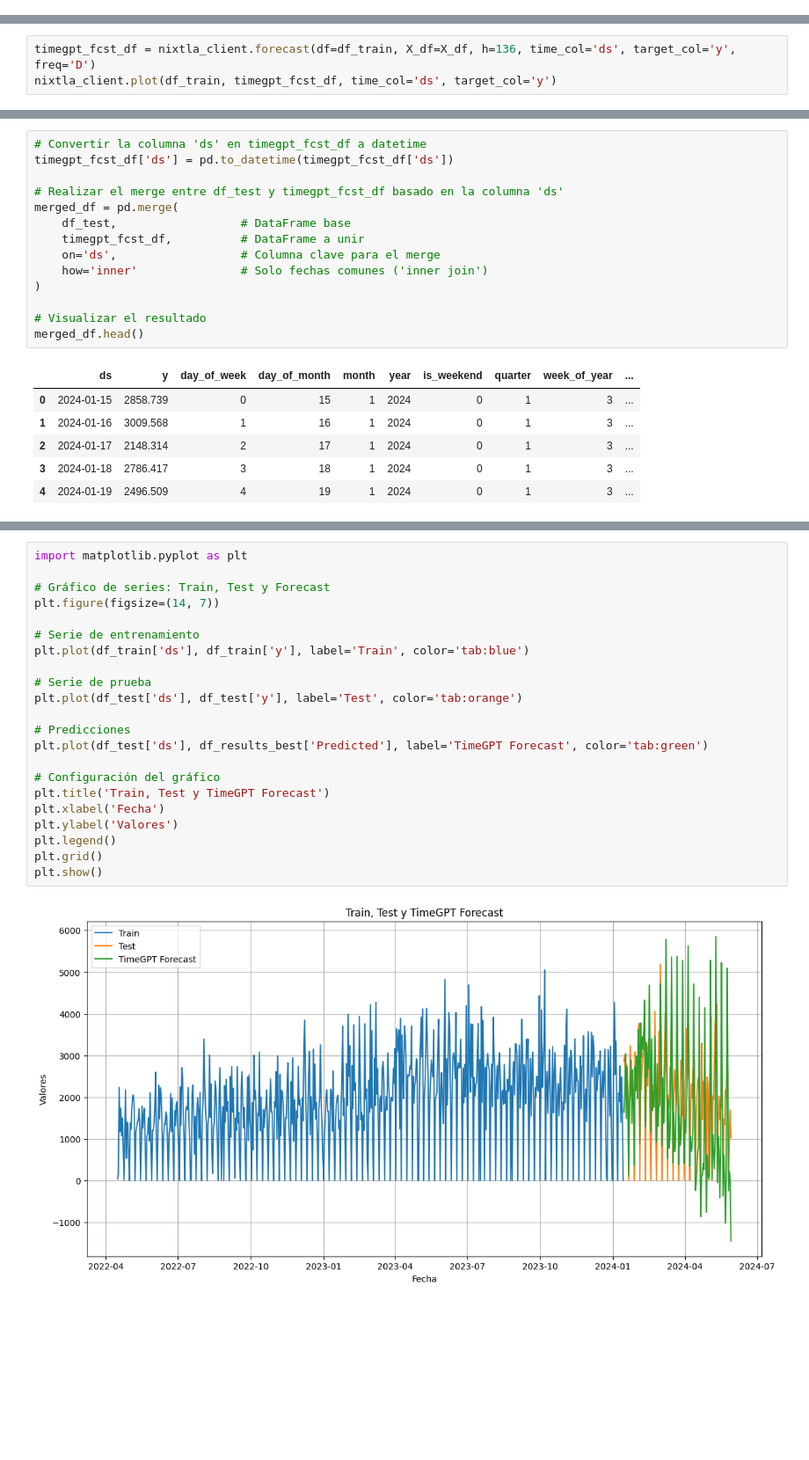
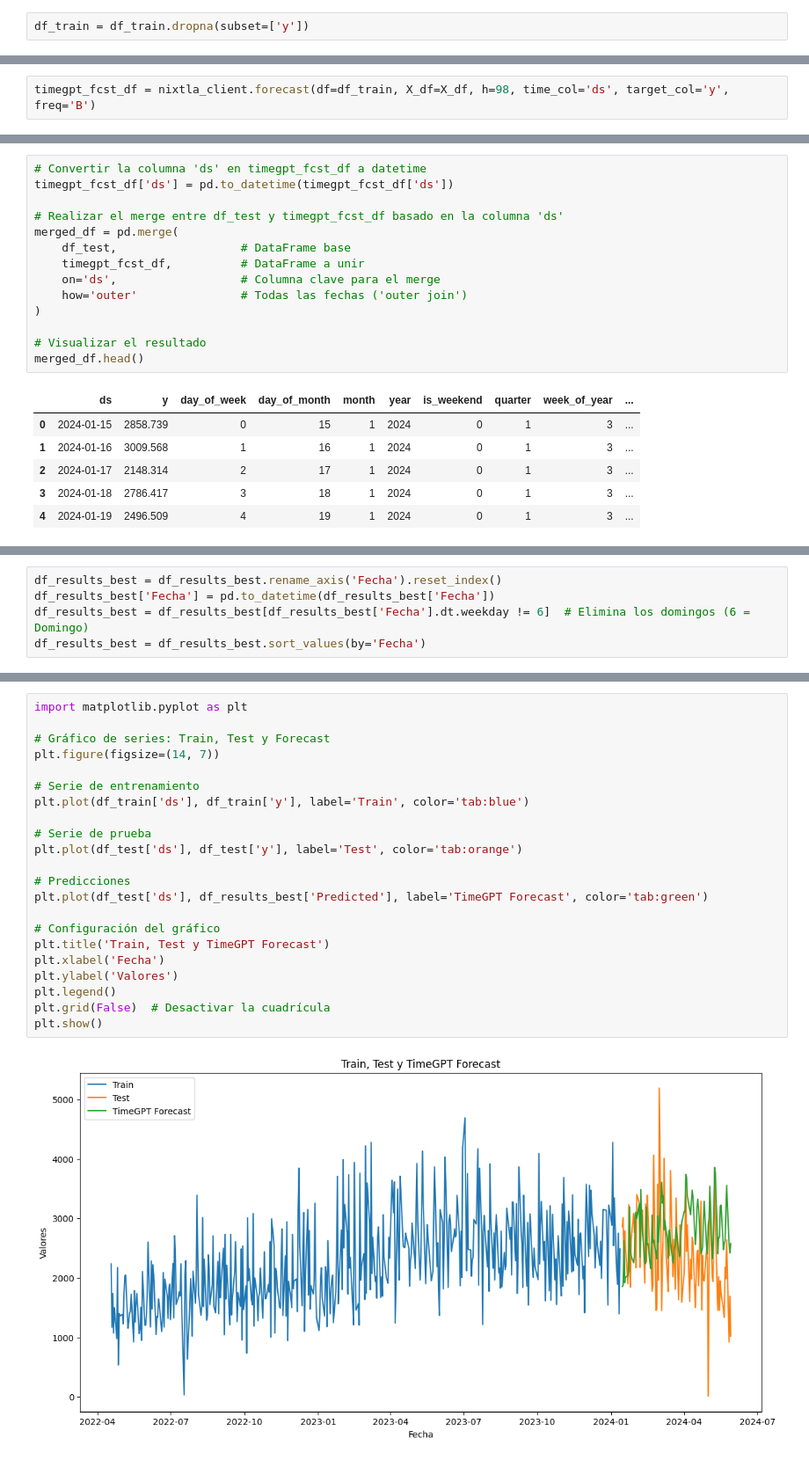
Before and after one commit to juanspadaro/forecasting_for_planning, a Jupyter notebook: 05_TimeGPT/forecast_facturapp_timegpt_prod.ipynb, the cells around one changed output, grey strips where cells are left out. Shown at 88% size. Saved outputs shown, nothing was run; the diff lists cells and outputs as text; blank space fills up the shorter version.

```diff
--- a/05_TimeGPT/forecast_facturapp_timegpt_prod.ipynb
+++ b/05_TimeGPT/forecast_facturapp_timegpt_prod.ipynb
@@ -233,0 +315,2 @@ X_df = df_test[['ds', 'day_of_week', 'day_of_month', 'month', 'year', 'is_weeken
+# %%
+df_train = df_train.dropna(subset=['y'])
@@ -234,6 +321,5 @@ X_df = df_test[['ds', 'day_of_week', 'day_of_month', 'month', 'year', 'is_weeken
 # %%
-timegpt_fcst_df = nixtla_client.forecast(df=df_train, X_df=X_df, h=136, time_col='ds', target_col='y', freq='D')
-nixtla_client.plot(df_train, timegpt_fcst_df, time_col='ds', target_col='y')
+timegpt_fcst_df = nixtla_client.forecast(df=df_train, X_df=X_df, h=98, time_col='ds', target_col='y', freq='B')
 # %% [output]
 INFO:nixtla.nixtla_client:Validating inputs...
 INFO:nixtla.nixtla_client:Preprocessing dataframes...
@@ -317,7 +398,7 @@ merged_df = pd.merge(
     df_test,                  # DataFrame base
     timegpt_fcst_df,          # DataFrame a unir
     on='ds',                  # Columna clave para el merge
-    how='inner'               # Solo fechas comunes ('inner join')
+    how='outer'               # Todas las fechas ('outer join')
 )
 
 # Visualizar el resultado
@@ -337,0 +433,5 @@ df_results_best = pd.DataFrame({
+# %%
+df_results_best = df_results_best.rename_axis('Fecha').reset_index()
+df_results_best['Fecha'] = pd.to_datetime(df_results_best['Fecha'])
+df_results_best = df_results_best[df_results_best['Fecha'].dt.weekday != 6]  # Elimina los domingos (6 = Domingo)
+df_results_best = df_results_best.sort_values(by='Fecha')
@@ -355,27 +458,27 @@ df_results_best
 # %%
 import matplotlib.pyplot as plt
 
 # Gráfico de series: Train, Test y Forecast
 plt.figure(figsize=(14, 7))
 
 # Serie de entrenamiento
 plt.plot(df_train['ds'], df_train['y'], label='Train', color='tab:blue')
 
 # Serie de prueba
 plt.plot(df_test['ds'], df_test['y'], label='Test', color='tab:orange')
 
 # Predicciones
 plt.plot(df_test['ds'], df_results_best['Predicted'], label='TimeGPT Forecast', color='tab:green')
 
 # Configuración del gráfico
 plt.title('Train, Test y TimeGPT Forecast')
 plt.xlabel('Fecha')
 plt.ylabel('Valores')
 plt.legend()
-plt.grid()
+plt.grid(False)  # Desactivar la cuadrícula
 plt.show()
 # %% [output]
-[figure, old version]
+[figure, new version]
 # %%
 # Gráfico de valores reales vs predicciones
 plt.figure(figsize=(14, 6))
```
Also changed, not shown: parts of 30 cells of this notebook, 2 other files.
